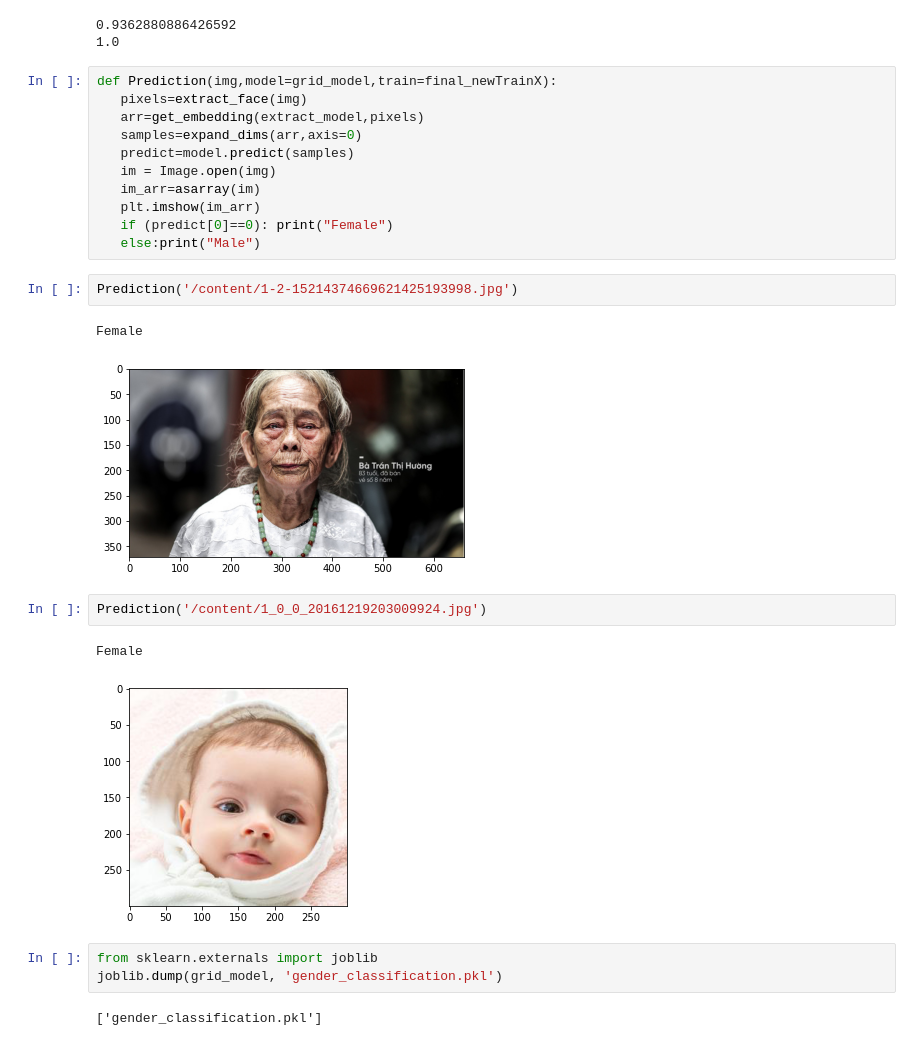
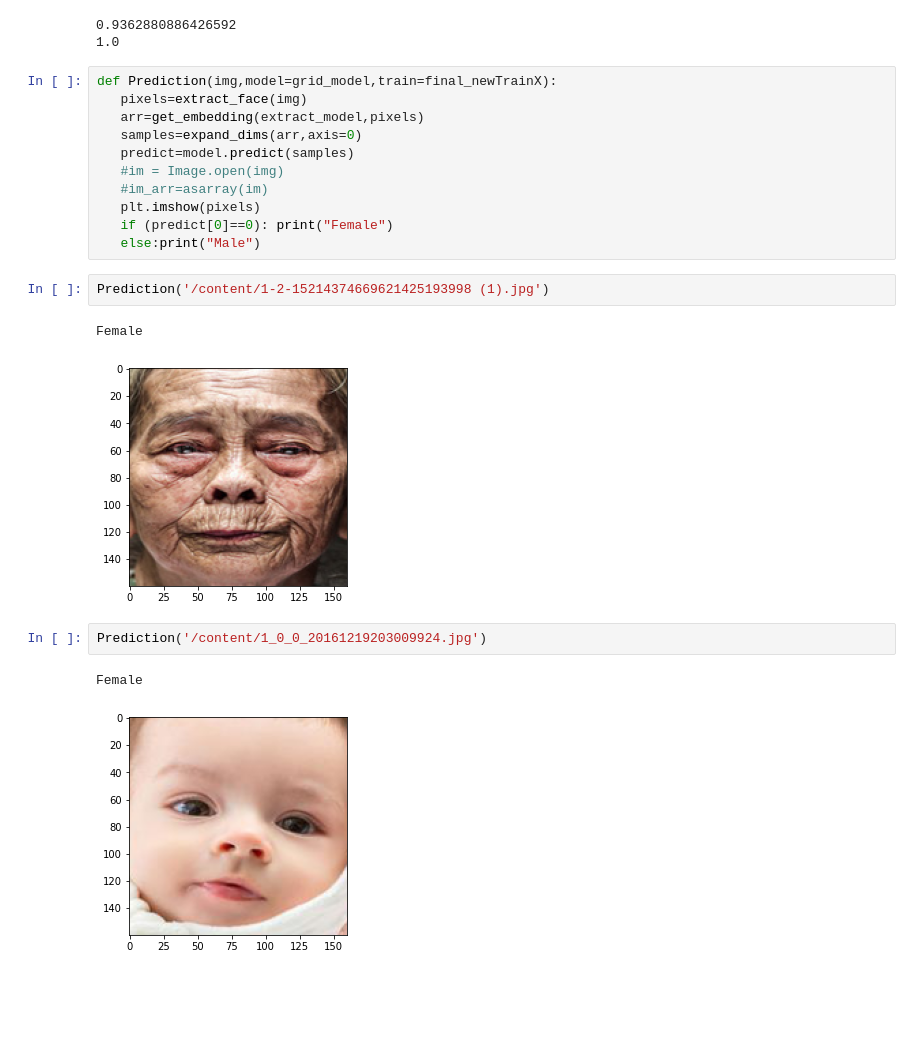
Before and after one commit to lephuocdat2000/-CS114.K21-, a Jupyter notebook: GenderClassification.ipynb, the cells around one changed output. Drawn from its saved outputs; the diff is of its cells as text; blank space fills up the shorter version.

```diff
--- a/GenderClassification.ipynb
+++ b/GenderClassification.ipynb
@@ -322,23 +357,18 @@ def Prediction(img,model=grid_model,train=final_newTrainX):
    arr=get_embedding(extract_model,pixels)
    samples=expand_dims(arr,axis=0)
    predict=model.predict(samples)
-   im = Image.open(img)
-   im_arr=asarray(im)
-   plt.imshow(im_arr)
+   #im = Image.open(img)
+   #im_arr=asarray(im)
+   plt.imshow(pixels)
    if (predict[0]==0): print("Female")
    else:print("Male")
 # %%
-Prediction('/content/1-2-15214374669621425193998.jpg')
+Prediction('/content/1-2-15214374669621425193998 (1).jpg')
 # %% [output]
 Female
-[figure, old version]
+[figure, new version]
 # %%
 Prediction('/content/1_0_0_20161219203009924.jpg')
 # %% [output]
 Female
-[figure, old version]
+[figure, new version]
-# %%
-from sklearn.externals import joblib
-joblib.dump(grid_model, 'gender_classification.pkl')
-# %% [output]
-['gender_classification.pkl']
```
Also changed, not shown: parts of 12 cells of this notebook.
